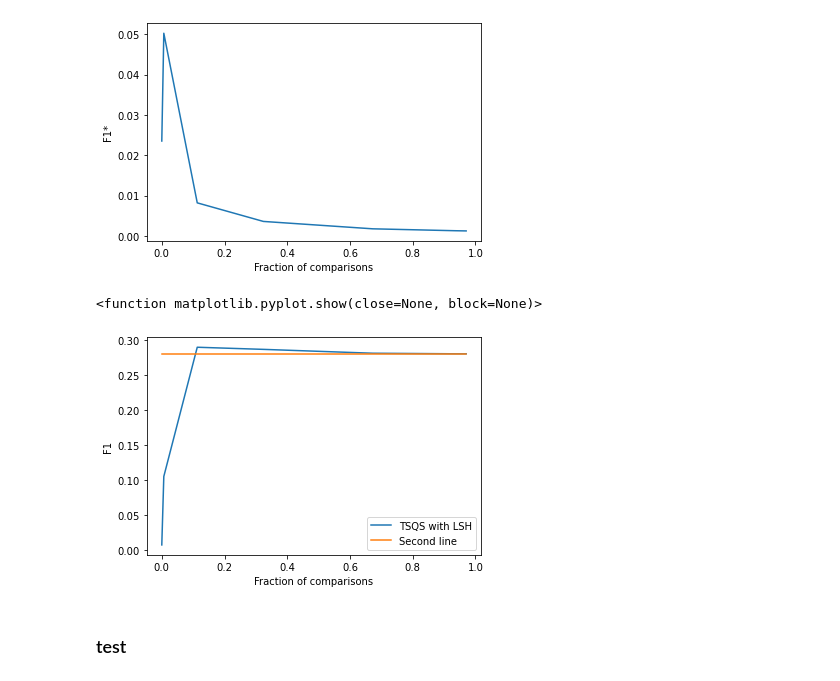
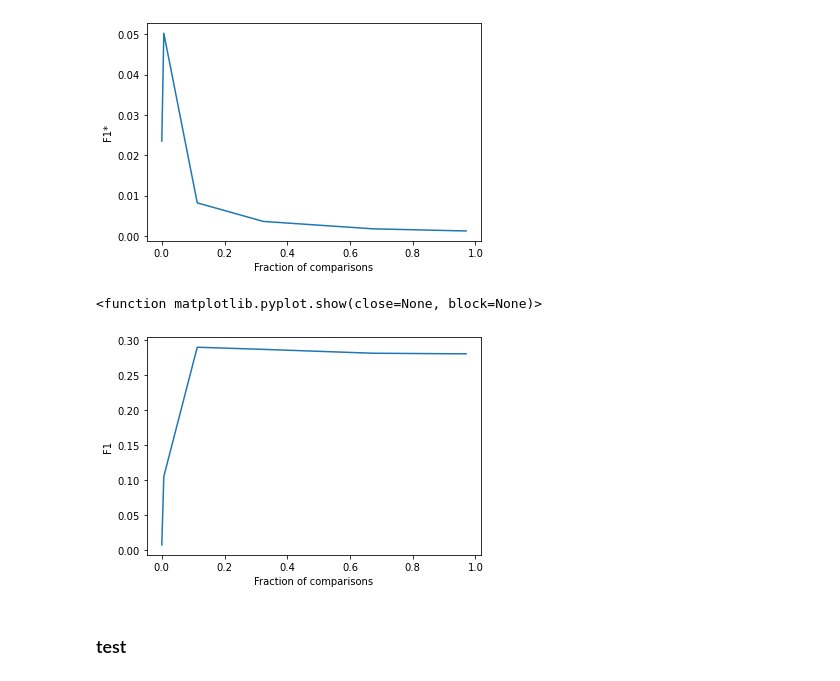
Before and after one commit to thomasboer/ComputerScience, a Jupyter notebook: CS_paper_581522_ThomasBoer.ipynb, the cells around one changed output. Drawn from its saved outputs; the diff is of its cells as text; code cells hidden in the pictures.

```diff
--- a/CS_paper_581522_ThomasBoer.ipynb
+++ b/CS_paper_581522_ThomasBoer.ipynb
@@ -810,14 +620,14 @@ plt.show
 # %%
 plt.plot(calcAvgList(fraction_comp_list2), calcAvgList(F1_MSM_list2))
 list = [np.average(F1_MSM_list_benchmarklist), np.average(F1_MSM_list_benchmarklist), np.average(F1_MSM_list_benchmarklist), np.average(F1_MSM_list_benchmarklist), np.average(F1_MSM_list_benchmarklist), np.average(F1_MSM_list_benchmarklist), np.average(F1_MSM_list_benchmarklist)]
-plt.plot(calcAvgList(fraction_comp_list2), list)
+# plt.plot(calcAvgList(fraction_comp_list2), list)
 plt.ylabel('F1')
 plt.xlabel('Fraction of comparisons')
-plt.legend(['TSQS with LSH', 'Second line'])
+# plt.legend(['TSQS with LSH', 'TSQS without LSH'])
 plt.show
 # %% [output]
 <function matplotlib.pyplot.show(close=None, block=None)>
-[figure, old version]
+[figure, new version]
 # %% [markdown]
 ### test
 # %%
```
Also changed, not shown: parts of 1 cell of this notebook.
